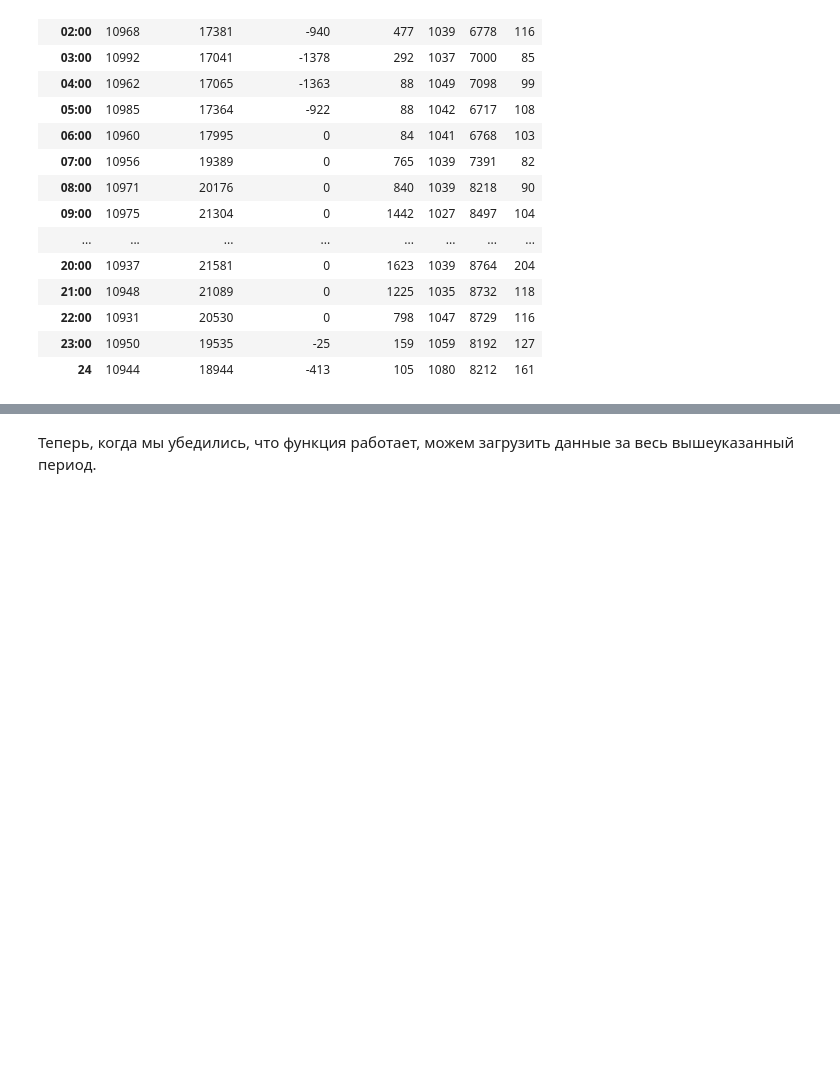
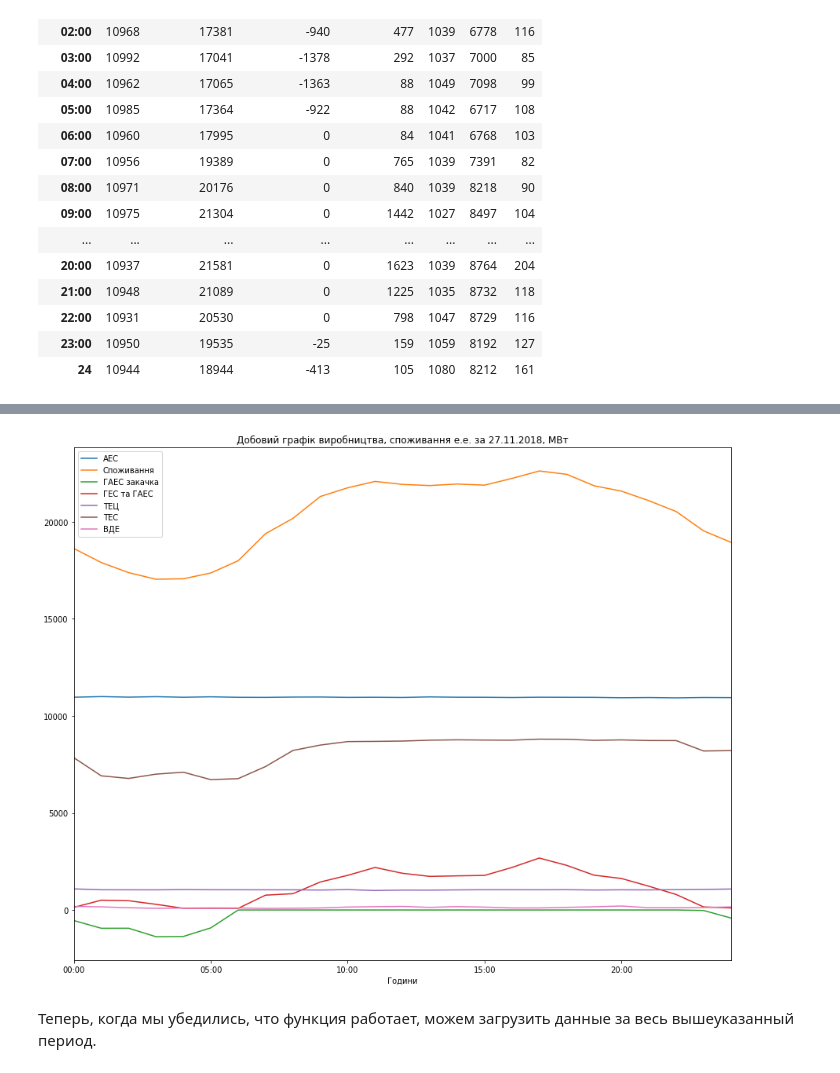
Before and after one commit to adaniky/Python_For_Data_Science, a Jupyter notebook: Energy_Consumption/Energy_Consumption_Time_Series.ipynb, the cells around one changed output, grey strips where cells are left out. Saved outputs shown, nothing was run; the diff lists cells and outputs as text; code cells hidden in the pictures; blank space fills up the shorter version.

```diff
--- a/Energy_Consumption/Energy_Consumption_Time_Series.ipynb
+++ b/Energy_Consumption/Energy_Consumption_Time_Series.ipynb
@@ -106,5 +90,6 @@ data
 | 23:00 | 10950 | 19535 | -25 | 159 | 1059 | 8192 | 127 |
 | 24 | 10944 | 18944 | -413 | 105 | 1080 | 8212 | 161 |
 # %%
-plotly_df(data, 'Добовий графік виробництва, споживання е.е. за %s, МВт' %date)
+data.plot(figsize = (15,12), title = 'Добовий графік виробництва, споживання е.е. за %s, МВт' %date)
+plt.show()
 # %% [output]
@@ -112,3 +96,4 @@ plotly_df(data, 'Добовий графік виробництва, спожи
+[figure, added]
 # %% [markdown]
 Теперь, когда мы убедились, что функция работает, можем загрузить данные за весь вышеуказанный период.
 # %%
```
Also changed, not shown: parts of 25 cells of this notebook, 1 other file.
